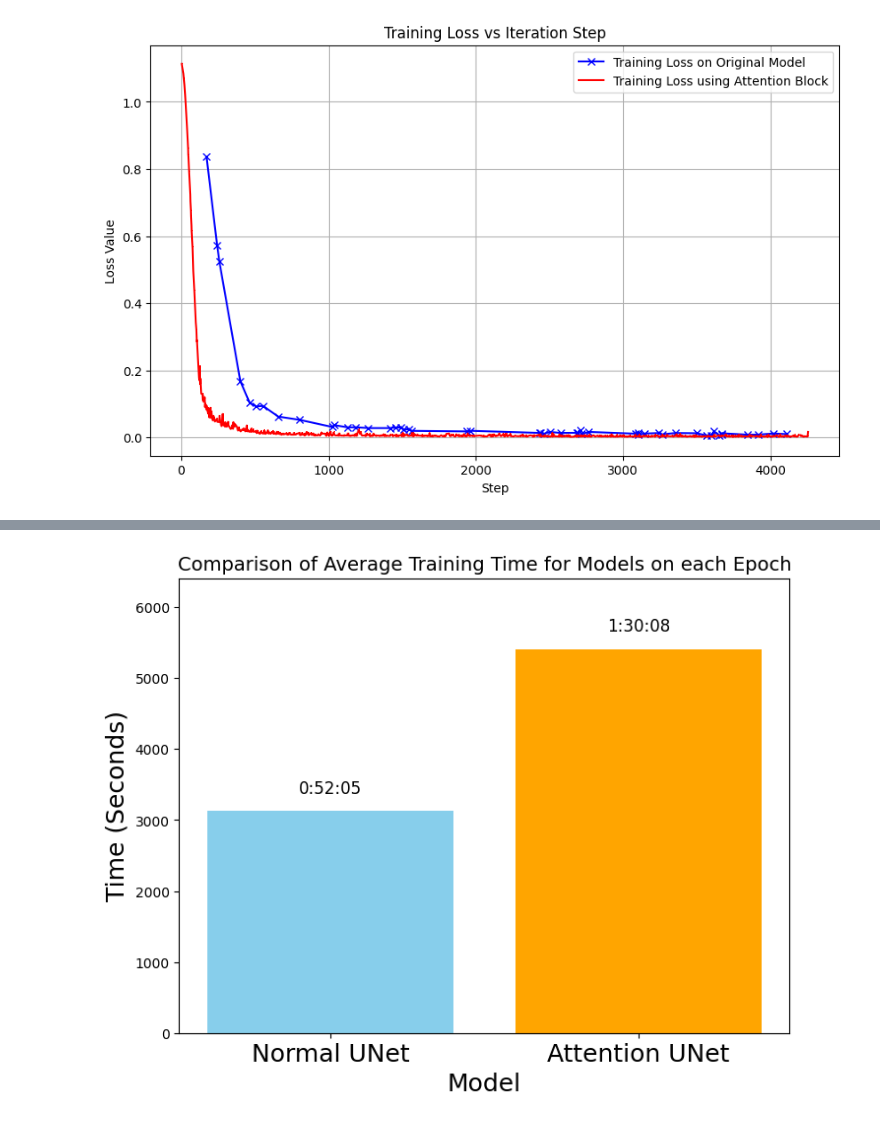
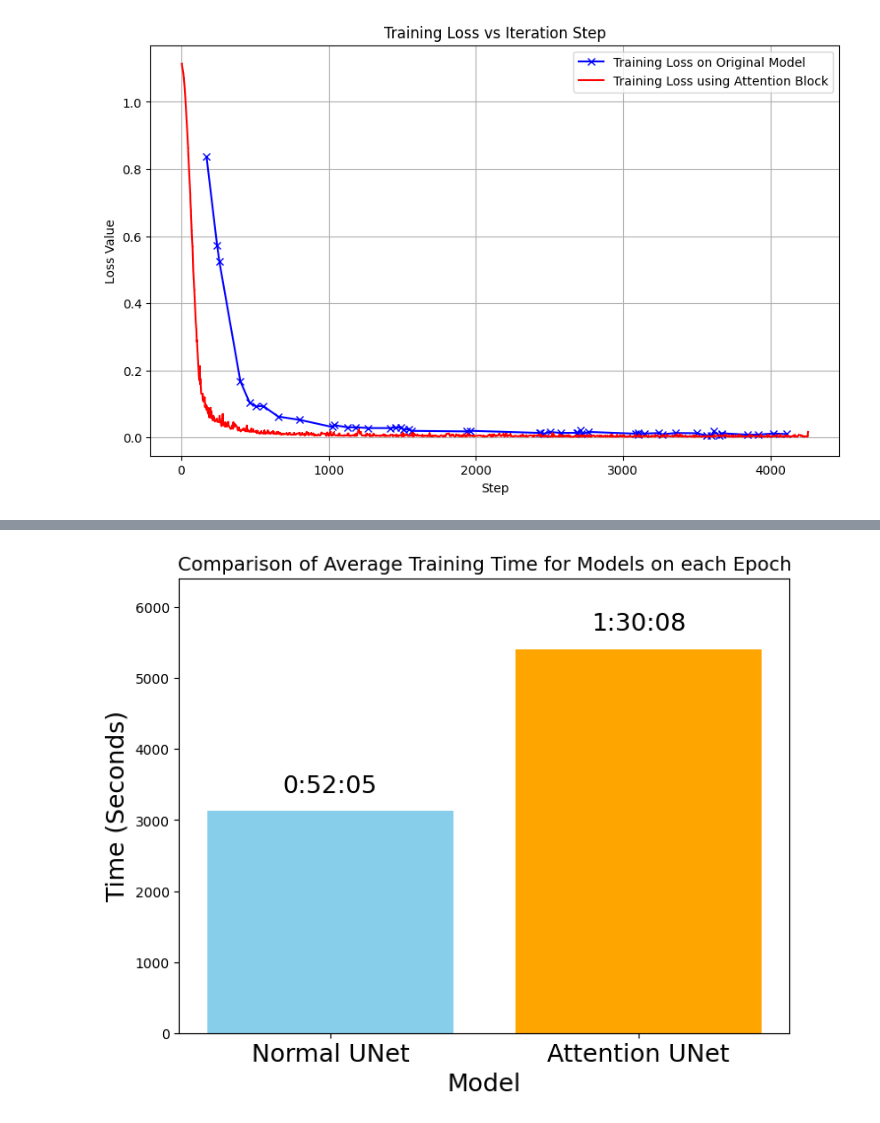
Before and after one commit to HaibinLai/CrashSimGen, a Jupyter notebook: Attention/visualization.ipynb, the cells around one changed output, grey strips where cells are left out. Drawn from its saved outputs; the diff is of its cells as text; code cells hidden in the pictures.

```diff
--- a/Attention/visualization.ipynb
+++ b/Attention/visualization.ipynb
@@ -93,7 +93,7 @@ for bar in bars:
     yval = bar.get_height()
     plt.text(bar.get_x() + bar.get_width() / 2, yval + 1000000,  # 在柱子顶部显示文本，稍微向上偏移
              f'{yval:,}',  # 格式化数字以显示千位分隔符
-             ha='center', va='bottom', fontsize=12)
+             ha='center', va='bottom', fontsize=20)
 
 
 # 添加标题和标签
@@ -133,32 +133,32 @@ models = ['Normal UNet', 'Attention UNet']
 times = [time_normal_unet_seconds, time_attention_unet_seconds]
 
 # 创建柱状图
 plt.figure(figsize=(8, 6))
 bars = plt.bar(models, times, color=['skyblue', 'orange'])
 
 # 设置Y轴的范围，使得最小值为0
 plt.ylim(0, max(times) + 1000)
 
 # 在柱子上方添加训练时间（以时:分:秒格式显示）
 for bar in bars:
     yval = bar.get_height()
     hours = yval // 3600
     minutes = (yval % 3600) // 60
     seconds = yval % 60
     time_str = f'{int(hours)}:{int(minutes):02}:{int(seconds):02}'
-    plt.text(bar.get_x() + bar.get_width() / 2, yval + 200, time_str, ha='center', va='bottom', fontsize=12)
+    plt.text(bar.get_x() + bar.get_width() / 2, yval + 200, time_str, ha='center', va='bottom', fontsize=18)
 
 # 添加标题和标签，并调整字体大小
 plt.title('Comparison of Average Training Time for Models on each Epoch', fontsize=14)
 plt.xlabel('Model', fontsize=18)
 plt.ylabel('Time (Seconds)', fontsize=18)
 
 # 设置X轴模型名称的字体大小为18
 plt.xticks(fontsize=18)
 
 plt.savefig('time.png')
 
 # 显示柱状图
 plt.show()
 # %% [output]
-[figure, old version]
+[figure, new version]
```
Also changed, not shown: parts of 1 cell of this notebook, 15 other files.
